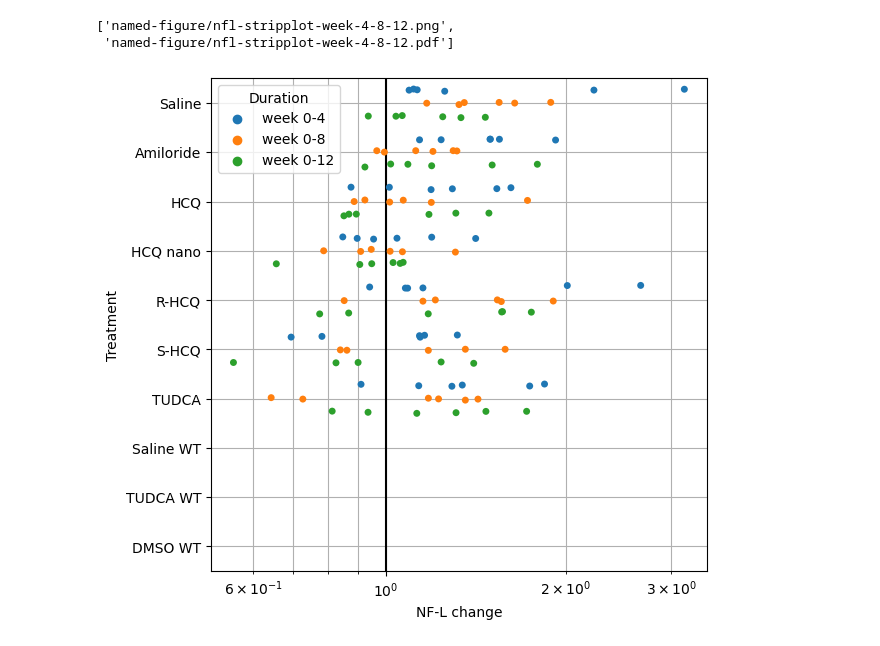
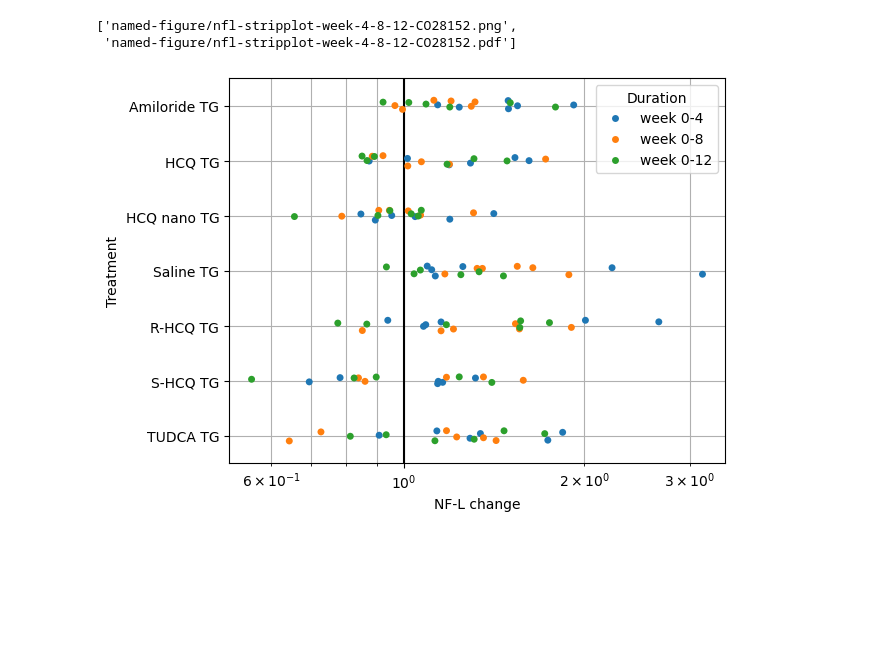
Before and after one commit to attilagk/CTNS-notebook, a Jupyter notebook: 2024-01-05-5xfad-nfl-frequentist/2024-01-05-5xfad-nfl-frequentist.ipynb, the cells around one changed output. Drawn from its saved outputs; the diff is of its cells as text; code cells hidden in the pictures; blank space fills up the shorter version.

```diff
--- a/2024-01-05-5xfad-nfl-frequentist/2024-01-05-5xfad-nfl-frequentist.ipynb
+++ b/2024-01-05-5xfad-nfl-frequentist/2024-01-05-5xfad-nfl-frequentist.ipynb
@@ -66,13 +103,17 @@ datalong
 | 176 | J | 16220 | m | wt/wt | DMSO WT | week 0-12 | 1.385965 |
 177 rows × 7 columns
 # %%
-fig, ax = plt.subplots(1, 2, sharey=True, figsize=(9.6, 4.8))
-for axi in ax:
-    axi.axvline(1, color='k')
-    sns.stripplot(data=data, x='NF-L week 0-4 change', y='Treatment', hue='Sex', palette={'m': 'blue', 'f': 'red'}, ax=axi)
-    axi.grid(axis='y')
+def stripplot_sex(data):
+    fig, ax = plt.subplots(1, 2, sharey=True, figsize=(9.6, 4.8))
+    for axi in ax:
+        axi.axvline(1, color='k')
+        sns.stripplot(data=data, x='NF-L week 0-4 change', y='Treatment', hue='Sex', palette={'m': 'blue', 'f': 'red'}, ax=axi)
+        axi.grid(axis='y')
 
-ax[1].grid(axis='x', which='both')
-ax[1].set_xscale('log')
-attila_utils.savefig(fig, 'nfl-stripplot-linear-log-scale')
+    ax[1].grid(axis='x', which='both')
+    ax[1].set_xscale('log')
+    return((fig, ax))
+
+fig, ax = stripplot_sex(data_CO28152)
+attila_utils.savefig(fig, 'nfl-stripplot-linear-log-scale-CO28152')
 # %% [output]
@@ -81,0 +123,3 @@ attila_utils.savefig(fig, 'nfl-stripplot-linear-log-scale')
+# %%
+fig, ax = stripplot_sex(data_CO28154)
+attila_utils.savefig(fig, 'nfl-stripplot-linear-log-scale-CO28154')
@@ -82,12 +130,18 @@ attila_utils.savefig(fig, 'nfl-stripplot-linear-log-scale')
 # %%
-fig, ax = plt.subplots(figsize=(6.4, 6.4))
-ax.axvline(1, color='k')
-sns.stripplot(data=datalong.loc[~ datalong.Treatment.isin(['Saline WT', 'TUDCA WT', 'DMSO WT'])], x='NF-L change', y='Treatment', hue='Duration', dodge=True, ax=ax)
-ax.grid(axis='x', which='both')
-ax.grid(axis='y')
-ax.set_xscale('log')
-attila_utils.savefig(fig, 'nfl-stripplot-week-4-8-12')
+def stripplot_week(datalong):
+    fig, ax = plt.subplots(figsize=(6.4, len(datalong.Treatment.unique()) / 2))
+    ax.axvline(1, color='k')
+    b = datalong.Treatment.apply(lambda x: bool(re.match('.*TG$', x)))
+    sns.stripplot(data=datalong.loc[b], x='NF-L change', y='Treatment', hue='Duration', dodge=False, ax=ax)
+    #sns.stripplot(data=datalong.loc[~ datalong.Treatment.isin(['Saline WT', 'TUDCA WT', 'DMSO WT'])], x='NF-L change', y='Treatment', hue='Duration', dodge=True, ax=ax)
+    ax.grid(axis='x', which='both')
+    ax.grid(axis='y')
+    ax.set_xscale('log')
+    return((fig, ax))
+
+fig, ax = stripplot_week(datalong_CO28152)
+attila_utils.savefig(fig, 'nfl-stripplot-week-4-8-12-CO28152')
 # %% [output]
-['named-figure/nfl-stripplot-week-4-8-12.png',
- 'named-figure/nfl-stripplot-week-4-8-12.pdf']
+['named-figure/nfl-stripplot-week-4-8-12-CO28152.png',
+ 'named-figure/nfl-stripplot-week-4-8-12-CO28152.pdf']
-[figure, old version]
+[figure, new version]
```
Also changed, not shown: parts of 31 cells of this notebook.
